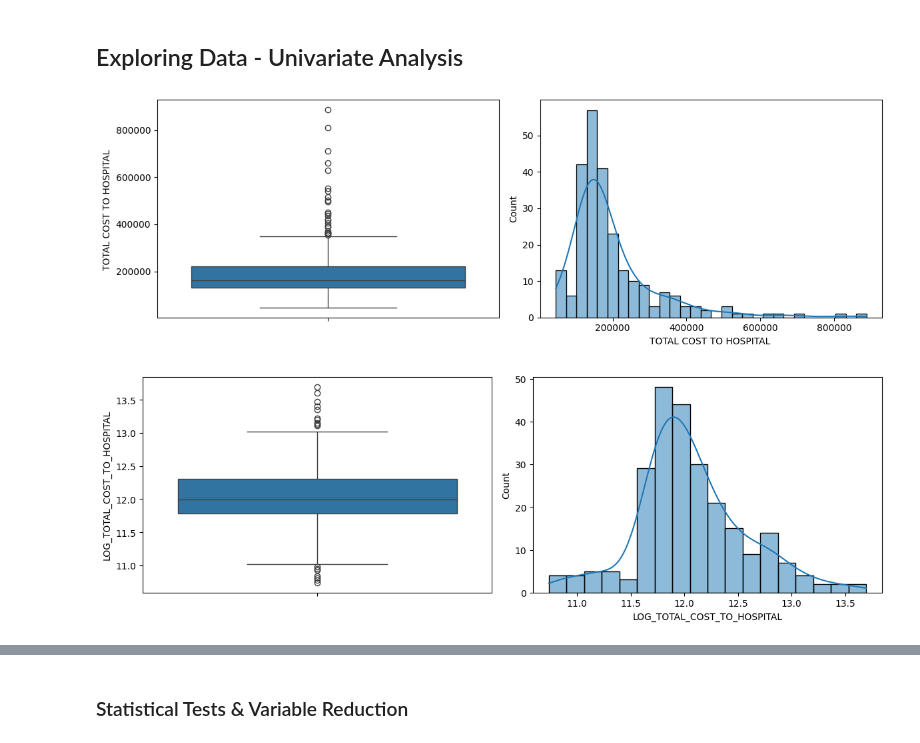
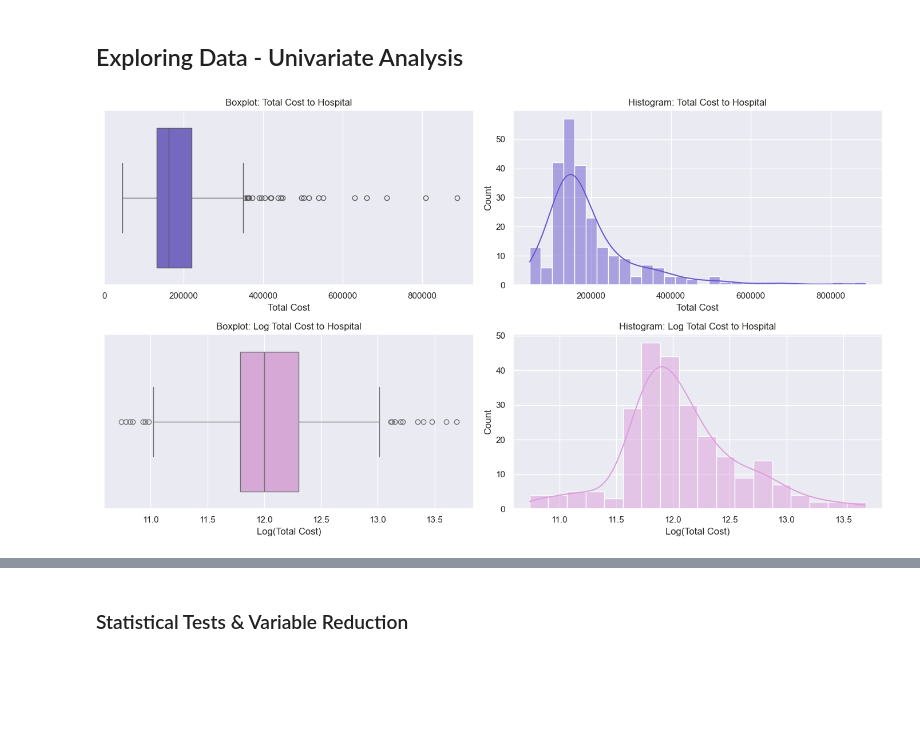
Before and after one commit to lmills724/Package-Pricing-Mission-Hospital-Project, a Jupyter notebook: pricing-predictions.ipynb, the cells around one changed output, grey strips where cells are left out. Drawn from its saved outputs; the diff is of its cells as text; code cells hidden in the pictures; blank space fills up the shorter version.

```diff
--- a/pricing-predictions.ipynb
+++ b/pricing-predictions.ipynb
@@ -117,25 +117,37 @@ data['CREATININE_CAT'] = np.where(
 )
 # %% [markdown]
 ## Exploring Data - Univariate Analysis
-# %%
-# Total cost to hospital
-fig, axes = plt.subplots(1,2,figsize=(12,4))
-sns.boxplot(data['TOTAL COST TO HOSPITAL '], ax=axes[0])
-sns.histplot(data['TOTAL COST TO HOSPITAL '], kde=True, ax=axes[1])
-plt.tight_layout()
-plt.show()
-# %% [output]
-[figure, removed]
-# %%
-# Data is right-skewed so using natural log to normalize
-fig, axes = plt.subplots(1,2,figsize=(12,4))
-data['LOG_TOTAL_COST_TO_HOSPITAL'] = np.log(data['TOTAL COST TO HOSPITAL '])
-sns.boxplot(data['LOG_TOTAL_COST_TO_HOSPITAL'], ax=axes[0])
-sns.histplot(data['LOG_TOTAL_COST_TO_HOSPITAL'], kde=True, ax=axes[1])
-plt.tight_layout()
-plt.show()
-# %% [output]
-[figure, removed]
+# %%
+# Fixing right skewness by taking natural log
+data['LOG_TOTAL_COST_TO_HOSPITAL'] = np.log(data['TOTAL COST TO HOSPITAL '])
+
+fig, axes = plt.subplots(2, 2, figsize=(14, 8))
+sns.set_theme(style="darkgrid")
+# Original Total Cost Boxplot
+sns.boxplot(x=data['TOTAL COST TO HOSPITAL '], ax=axes[0,0], color='slateblue')
+axes[0,0].set_title('Boxplot: Total Cost to Hospital')
+axes[0,0].set_xlabel('Total Cost')
+axes[0,0].set_xlim(left=0)  # start x-axis at 0 for better visualization
+
+# Original Total Cost Histogram
+sns.histplot(data['TOTAL COST TO HOSPITAL '], kde=True, ax=axes[0,1], color='slateblue')
+axes[0,1].set_title('Histogram: Total Cost to Hospital')
+axes[0,1].set_xlabel('Total Cost')
+
+# Log-Transformed Total Cost Boxplot
+sns.boxplot(x=data['LOG_TOTAL_COST_TO_HOSPITAL'], ax=axes[1,0], color='plum')
+axes[1,0].set_title('Boxplot: Log Total Cost to Hospital')
+axes[1,0].set_xlabel('Log(Total Cost)')
+
+# Log-Transformed Total Cost Histogram
+sns.histplot(data['LOG_TOTAL_COST_TO_HOSPITAL'], kde=True, ax=axes[1,1], color='plum')
+axes[1,1].set_title('Histogram: Log Total Cost to Hospital')
+axes[1,1].set_xlabel('Log(Total Cost)')
+
+plt.tight_layout()
+plt.show()
+# %% [output]
+[figure, added]
 # %%
 # Creating plots for distributions
 fig, axes = plt.subplots(2, 3, figsize=(16, 10))
```
Also changed, not shown: parts of 5 cells of this notebook, 8 other files.
